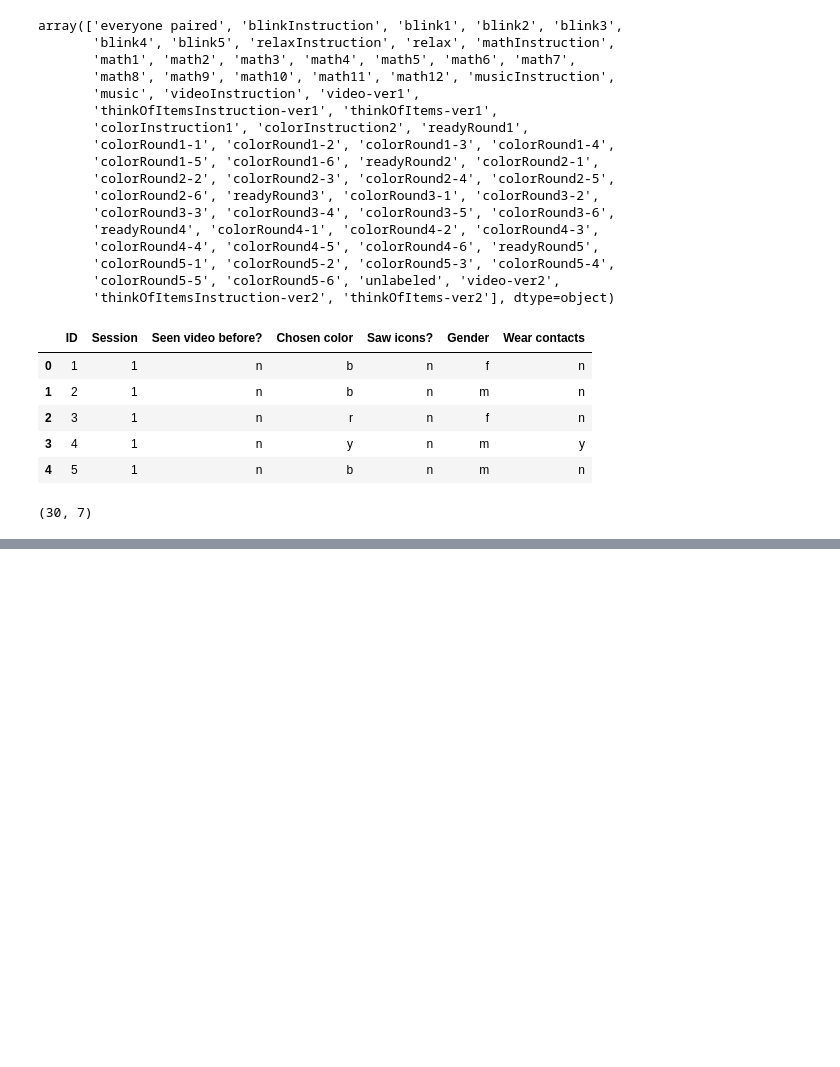
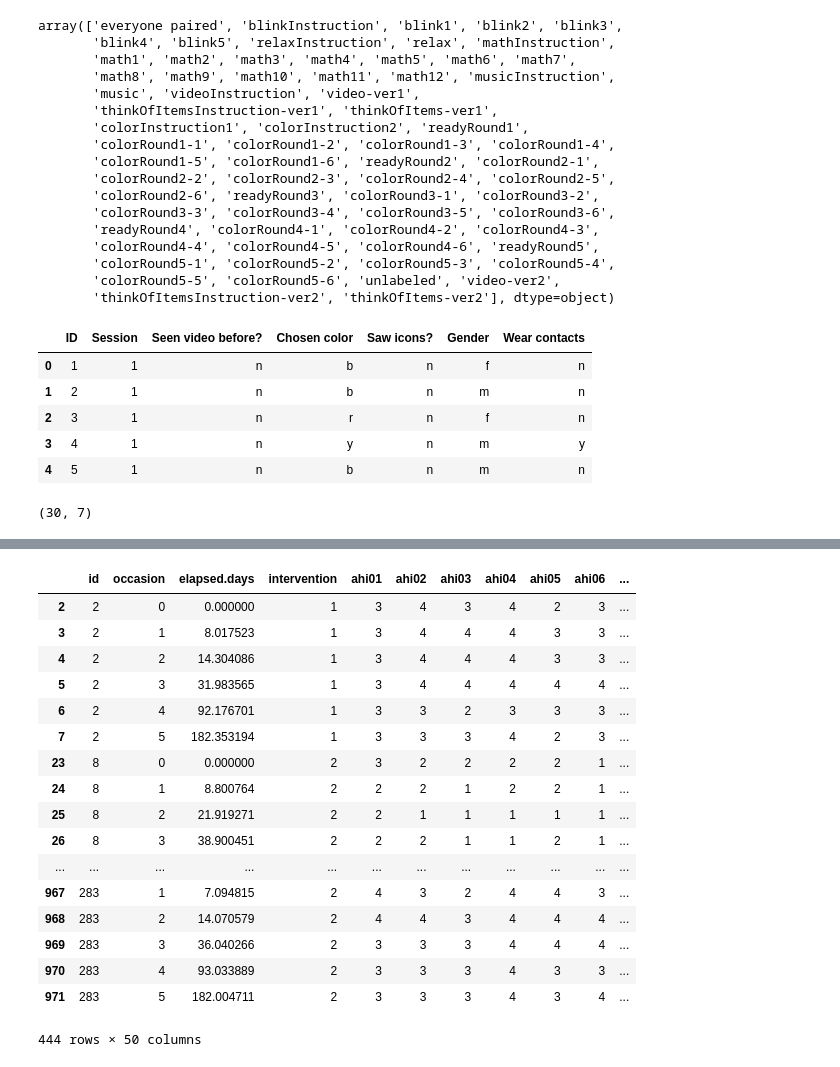
Before and after one commit to VincentG123/ThinkfulBootcamp, a Jupyter notebook: Data Shopping.ipynb, the cells around one changed output, grey strips where cells are left out. Cells and saved outputs as stored; diff of their text form; code cells hidden in the pictures; blank space fills up the shorter version.

```diff
--- a/Data Shopping.ipynb
+++ b/Data Shopping.ipynb
@@ -194,0 +272,21 @@ subject_data.shape
+# %%
+total_participation
+# %% [output]
+|  | id | occasion | elapsed.days | intervention | ahi01 | ahi02 | ahi03 | ahi04 | ahi05 | ahi06 | ... |
+| 2 | 2 | 0 | 0.000000 | 1 | 3 | 4 | 3 | 4 | 2 | 3 | ... |
+| 3 | 2 | 1 | 8.017523 | 1 | 3 | 4 | 4 | 4 | 3 | 3 | ... |
+| 4 | 2 | 2 | 14.304086 | 1 | 3 | 4 | 4 | 4 | 3 | 3 | ... |
+| 5 | 2 | 3 | 31.983565 | 1 | 3 | 4 | 4 | 4 | 4 | 4 | ... |
+| 6 | 2 | 4 | 92.176701 | 1 | 3 | 3 | 2 | 3 | 3 | 3 | ... |
+| 7 | 2 | 5 | 182.353194 | 1 | 3 | 3 | 3 | 4 | 2 | 3 | ... |
+| 23 | 8 | 0 | 0.000000 | 2 | 3 | 2 | 2 | 2 | 2 | 1 | ... |
+| 24 | 8 | 1 | 8.800764 | 2 | 2 | 2 | 1 | 2 | 2 | 1 | ... |
+| 25 | 8 | 2 | 21.919271 | 2 | 2 | 1 | 1 | 1 | 1 | 1 | ... |
+| 26 | 8 | 3 | 38.900451 | 2 | 2 | 2 | 1 | 1 | 2 | 1 | ... |
+| ... | ... | ... | ... | ... | ... | ... | ... | ... | ... | ... | ... |
+| 967 | 283 | 1 | 7.094815 | 2 | 4 | 3 | 2 | 4 | 4 | 3 | ... |
+| 968 | 283 | 2 | 14.070579 | 2 | 4 | 4 | 3 | 4 | 4 | 4 | ... |
+| 969 | 283 | 3 | 36.040266 | 2 | 3 | 3 | 3 | 4 | 4 | 4 | ... |
+| 970 | 283 | 4 | 93.033889 | 2 | 3 | 3 | 3 | 4 | 3 | 3 | ... |
+| 971 | 283 | 5 | 182.004711 | 2 | 3 | 3 | 3 | 4 | 3 | 4 | ... |
+444 rows × 50 columns
```
Also changed, not shown: parts of 17 cells of this notebook, 2 other files.
